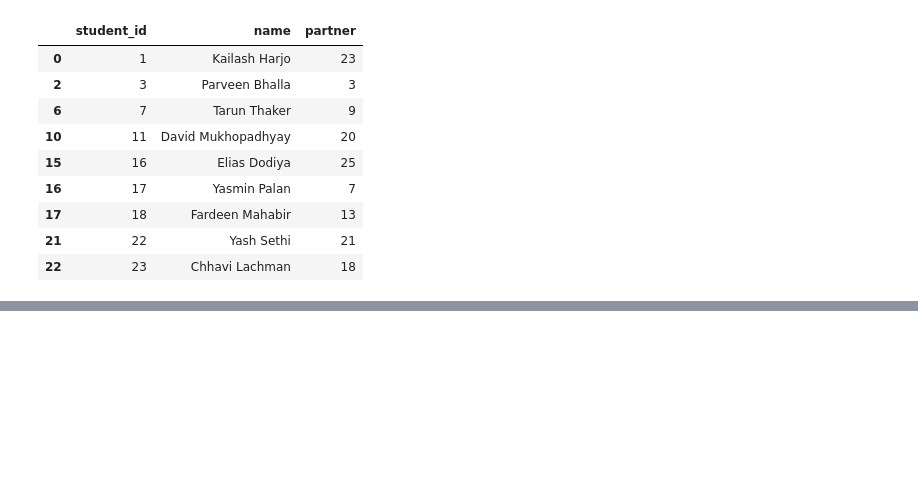
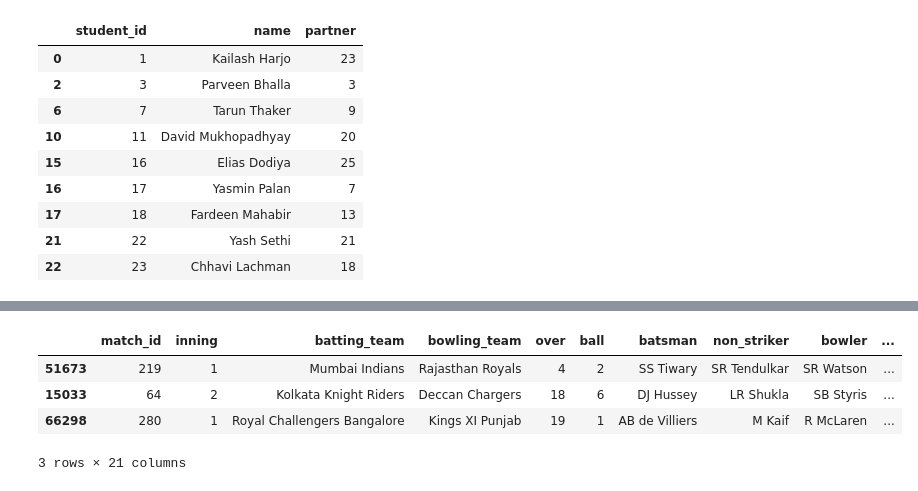
Before and after one commit to Arej02/Data-Analysis, a Jupyter notebook: Merging&Joining/notebook/Merging.ipynb, the cells around one changed output, grey strips where cells are left out. Drawn from its saved outputs; the diff is of its cells as text; code cells hidden in the pictures; blank space fills up the shorter version.

```diff
--- a/Merging&Joining/notebook/Merging.ipynb
+++ b/Merging&Joining/notebook/Merging.ipynb
@@ -193,0 +231,9 @@ student[student['student_id'].isin(students_in_both)]
+# %%
+balls=pd.read_csv("../dataset/deliveries.csv")
+balls.sample(3)
+# %% [output]
+|  | match_id | inning | batting_team | bowling_team | over | ball | batsman | non_striker | bowler | ... |
+| 51673 | 219 | 1 | Mumbai Indians | Rajasthan Royals | 4 | 2 | SS Tiwary | SR Tendulkar | SR Watson | ... |
+| 15033 | 64 | 2 | Kolkata Knight Riders | Deccan Chargers | 18 | 6 | DJ Hussey | LR Shukla | SB Styris | ... |
+| 66298 | 280 | 1 | Royal Challengers Bangalore | Kings XI Punjab | 19 | 1 | AB de Villiers | M Kaif | R McLaren | ... |
+3 rows × 21 columns
```
Also changed, not shown: parts of 12 cells of this notebook, 4 other files.
